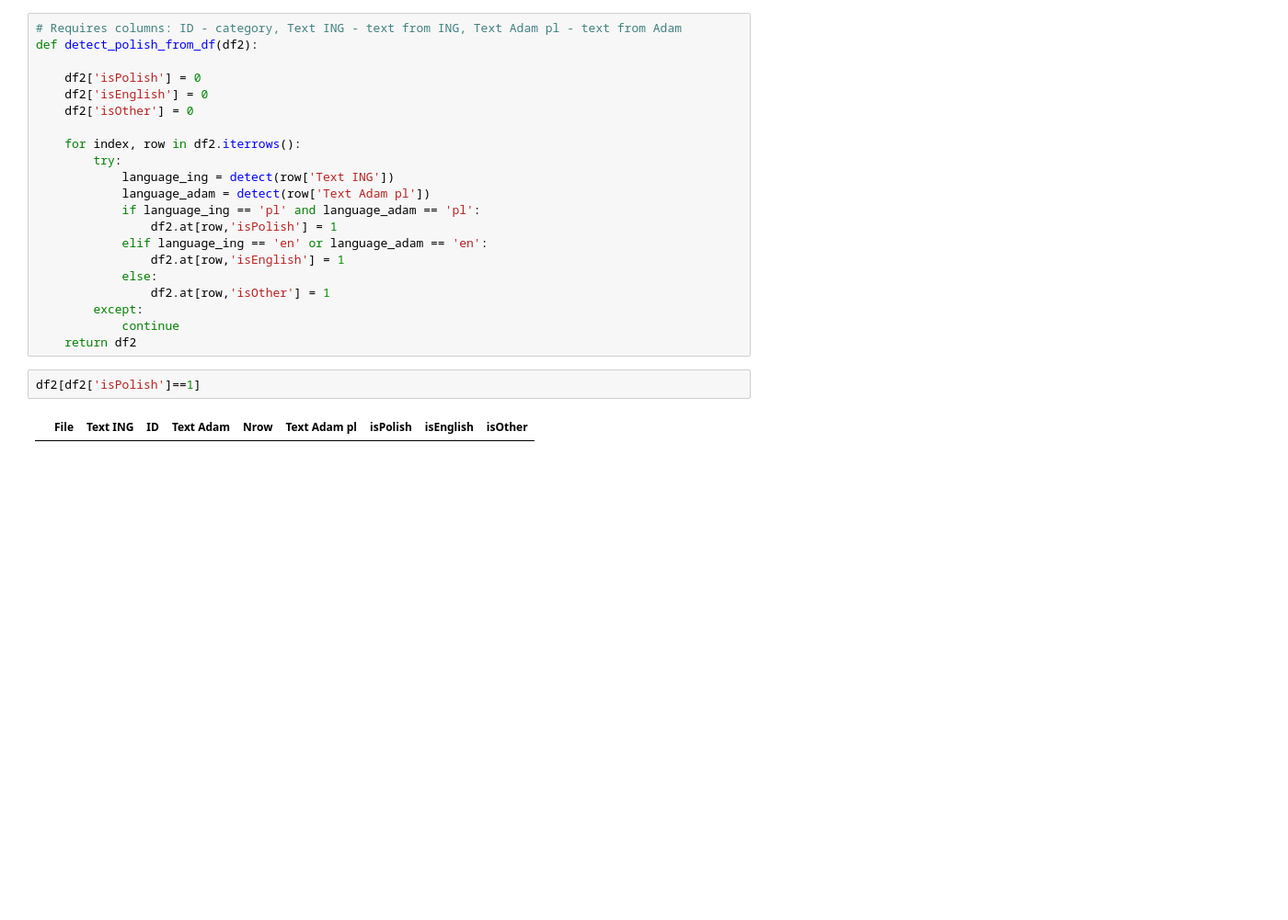
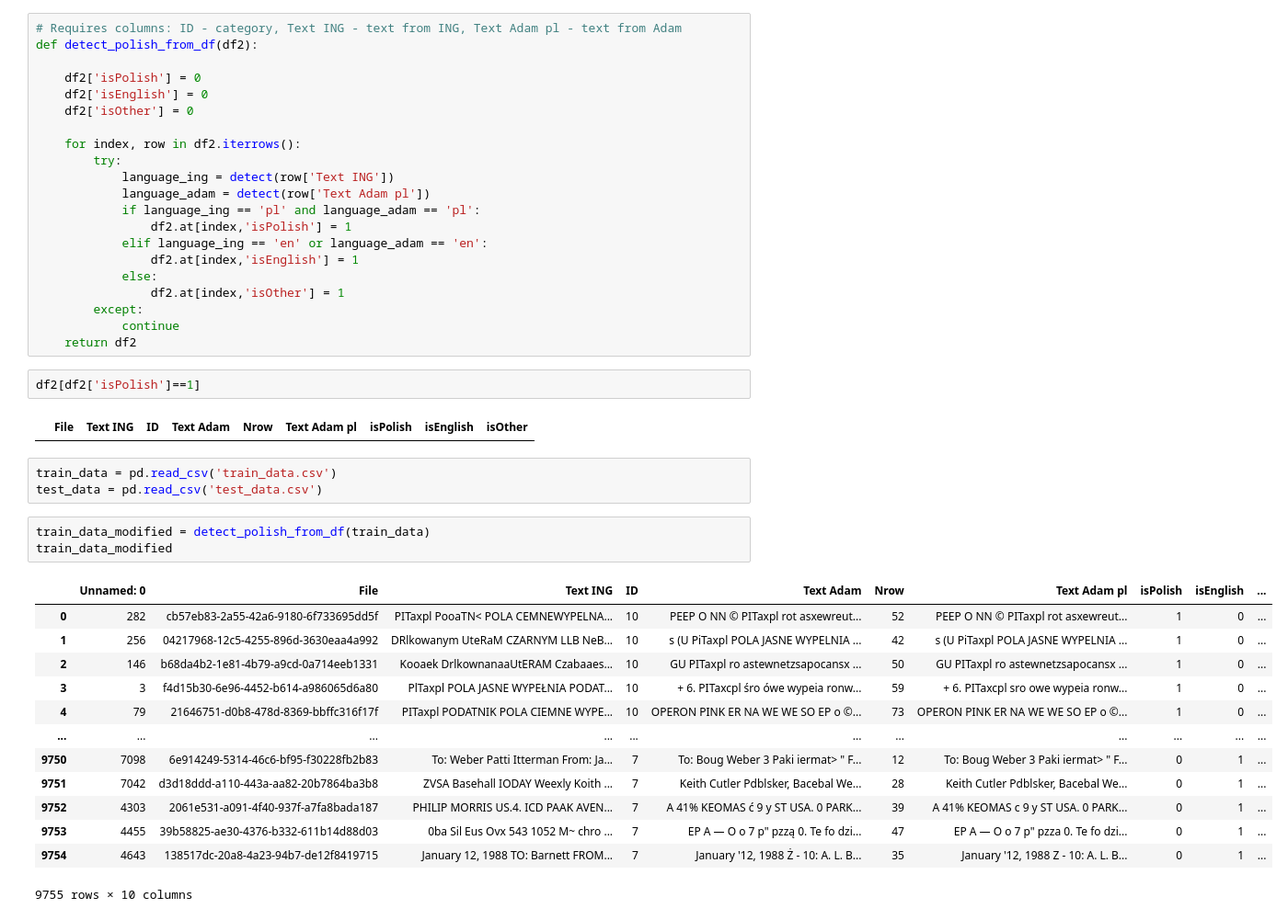
Before and after one commit to szymonsm/HackING_mISIe, a Jupyter notebook: compose_data.ipynb, the cells around one changed output. Shown at 92% size. Cells and saved outputs as stored; diff of their text form; blank space fills up the shorter version.

Commit message:
added csv with language detection

```diff
--- a/compose_data.ipynb
+++ b/compose_data.ipynb
@@ -435,11 +449,11 @@ def detect_polish_from_df(df2):
             language_ing = detect(row['Text ING'])
             language_adam = detect(row['Text Adam pl'])
             if language_ing == 'pl' and language_adam == 'pl':
-                df2.at[row,'isPolish'] = 1
+                df2.at[index,'isPolish'] = 1
             elif language_ing == 'en' or language_adam == 'en':
-                df2.at[row,'isEnglish'] = 1
+                df2.at[index,'isEnglish'] = 1
             else:
-                df2.at[row,'isOther'] = 1
+                df2.at[index,'isOther'] = 1
         except:
             continue
     return df2
@@ -447,3 +461,23 @@ def detect_polish_from_df(df2):
 df2[df2['isPolish']==1]
 # %% [output]
 |  | File | Text ING | ID | Text Adam | Nrow | Text Adam pl | isPolish | isEnglish | isOther |
+# %%
+train_data = pd.read_csv('train_data.csv')
+test_data = pd.read_csv('test_data.csv')
+# %%
+train_data_modified = detect_polish_from_df(train_data)
+train_data_modified
+# %% [output]
+|  | Unnamed: 0 | File | Text ING | ID | Text Adam | Nrow | Text Adam pl | isPolish | isEnglish | ... |
+| 0 | 282 | cb57eb83-2a55-42a6-9180-6f733695dd5f | PITaxpl PooaTN< POLA CEMNEWYPELNA... | 10 | PEEP O NN © PITaxpl rot asxewreut... | 52 | PEEP O NN © PITaxpl rot asxewreut... | 1 | 0 | ... |
+| 1 | 256 | 04217968-12c5-4255-896d-3630eaa4a992 | DRlkowanym UteRaM CZARNYM LLB NeB... | 10 | s (U PiTaxpl POLA JASNE WYPELNIA ... | 42 | s (U PiTaxpl POLA JASNE WYPELNIA ... | 1 | 0 | ... |
+| 2 | 146 | b68da4b2-1e81-4b79-a9cd-0a714eeb1331 | Kooaek DrlkownanaaUtERAM Czabaaes... | 10 | GU PITaxpl ro astewnetzsapocansx ... | 50 | GU PITaxpl ro astewnetzsapocansx ... | 1 | 0 | ... |
+| 3 | 3 | f4d15b30-6e96-4452-b614-a986065d6a80 | PlTaxpl POLA JASNE WYPEŁNIA PODAT... | 10 | + 6. PITaxcpl śro ówe wypeia ronw... | 59 | + 6. PITaxcpl sro owe wypeia ronw... | 1 | 0 | ... |
+| 4 | 79 | 21646751-d0b8-478d-8369-bbffc316f17f | PITaxpl PODATNIK POLA CIEMNE WYPE... | 10 | OPERON PINK ER NA WE WE SO EP o ©... | 73 | OPERON PINK ER NA WE WE SO EP o ©... | 1 | 0 | ... |
+| ... | ... | ... | ... | ... | ... | ... | ... | ... | ... | ... |
+| 9750 | 7098 | 6e914249-5314-46c6-bf95-f30228fb2b83 | To: Weber Patti Itterman From: Ja... | 7 | To: Boug Weber 3 Paki iermat> " F... | 12 | To: Boug Weber 3 Paki iermat> " F... | 0 | 1 | ... |
+| 9751 | 7042 | d3d18ddd-a110-443a-aa82-20b7864ba3b8 | ZVSA Basehall IODAY Weexly Koith ... | 7 | Keith Cutler Pdblsker, Bacebal We... | 28 | Keith Cutler Pdblsker, Bacebal We... | 0 | 1 | ... |
+| 9752 | 4303 | 2061e531-a091-4f40-937f-a7fa8bada187 | PHILIP MORRIS US.4. ICD PAAK AVEN... | 7 | A 41% KEOMAS ć 9 y ST USA. 0 PARK... | 39 | A 41% KEOMAS c 9 y ST USA. 0 PARK... | 0 | 1 | ... |
+| 9753 | 4455 | 39b58825-ae30-4376-b332-611b14d88d03 | 0ba Sil Eus Ovx 543 1052 M~ chro ... | 7 | EP A — O o 7 p" pzzą 0. Te fo dzi... | 47 | EP A — O o 7 p" pzza 0. Te fo dzi... | 0 | 1 | ... |
+| 9754 | 4643 | 138517dc-20a8-4a23-94b7-de12f8419715 | January 12, 1988 TO: Barnett FROM... | 7 | January '12, 1988 Ż - 10: A. L. B... | 35 | January '12, 1988 Z - 10: A. L. B... | 0 | 1 | ... |
+9755 rows × 10 columns
```
Also changed, not shown: parts of 3 cells of this notebook, 2 other files.
